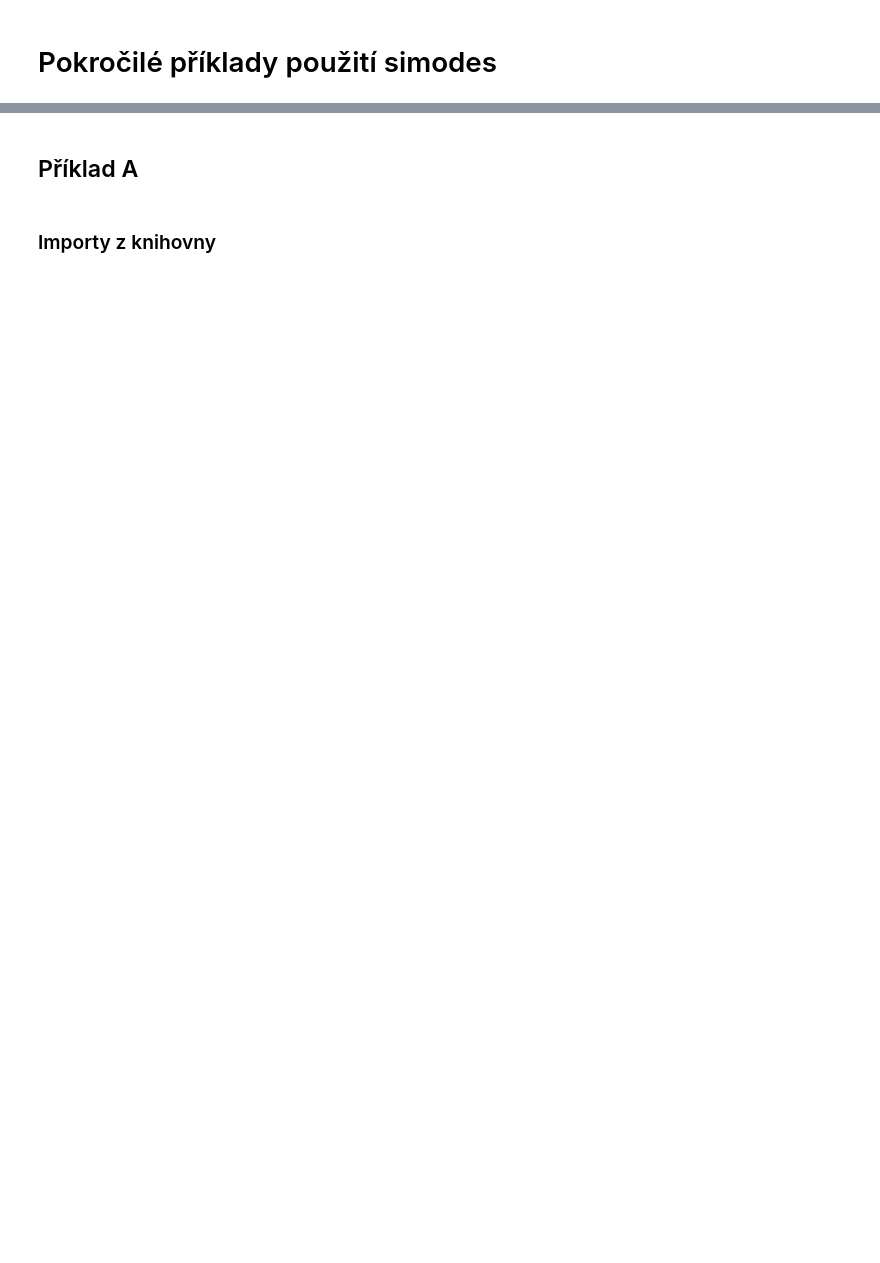
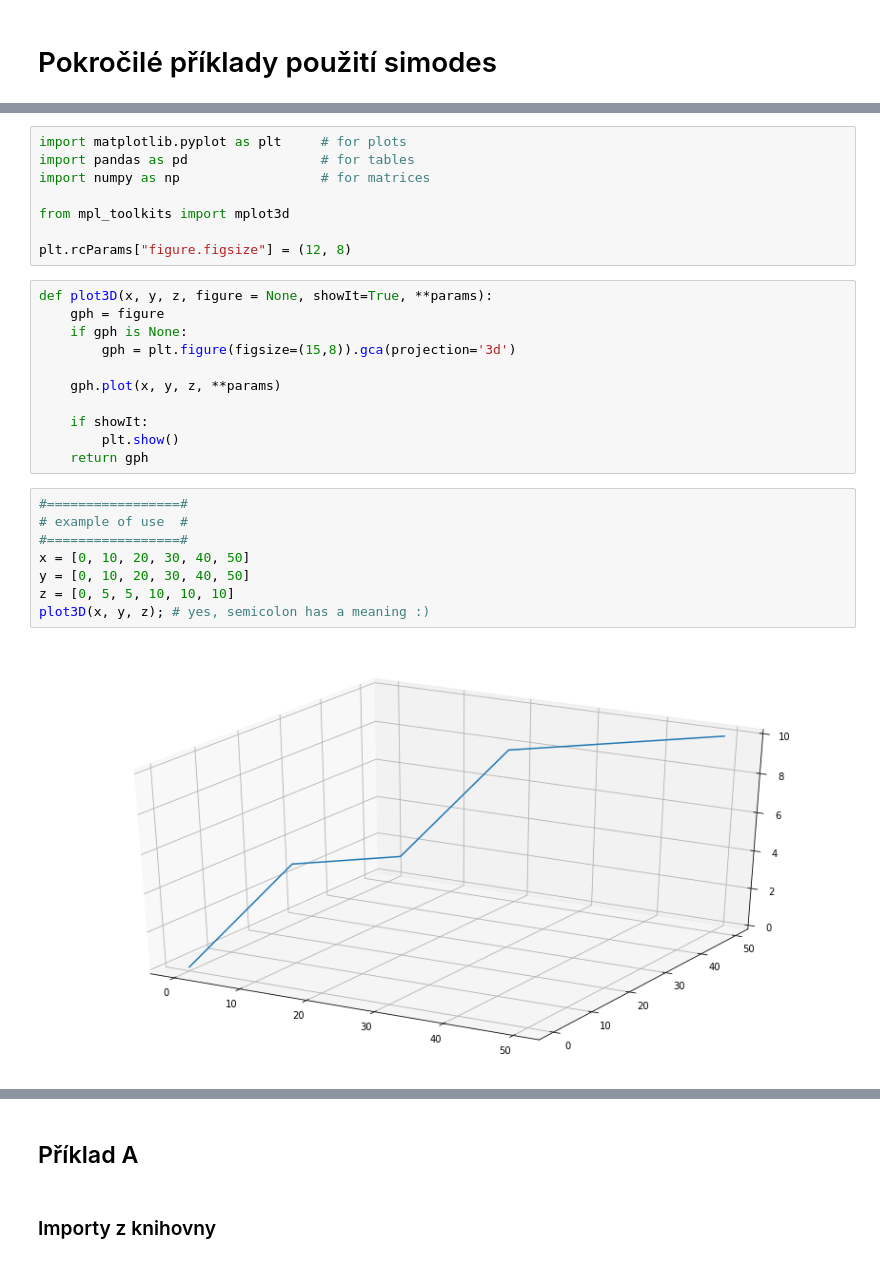
Before and after one commit to hrbolek/simodes, a Jupyter notebook: notebooks/examplesBcz.ipynb, the cells around one changed output, grey strips where cells are left out. Cells and saved outputs as stored; diff of their text form; blank space fills up the shorter version.

```diff
--- a/notebooks/examplesBcz.ipynb
+++ b/notebooks/examplesBcz.ipynb
@@ -18,0 +11,29 @@ Successfully installed simodes-0.7
+# %%
+import matplotlib.pyplot as plt     # for plots
+import pandas as pd                 # for tables
+import numpy as np                  # for matrices
+
+from mpl_toolkits import mplot3d
+
+plt.rcParams["figure.figsize"] = (12, 8)
+# %%
+def plot3D(x, y, z, figure = None, showIt=True, **params):
+    gph = figure
+    if gph is None:
+        gph = plt.figure(figsize=(15,8)).gca(projection='3d')
+
+    gph.plot(x, y, z, **params)
+
+    if showIt:
+        plt.show()
+    return gph
+# %%
+#=================#
+# example of use  #
+#=================#
+x = [0, 10, 20, 30, 40, 50]
+y = [0, 10, 20, 30, 40, 50]
+z = [0, 5, 5, 10, 10, 10]
+plot3D(x, y, z); # yes, semicolon has a meaning :)
+# %% [output]
+[figure, added]
```
Also changed, not shown: parts of 8 cells of this notebook.
